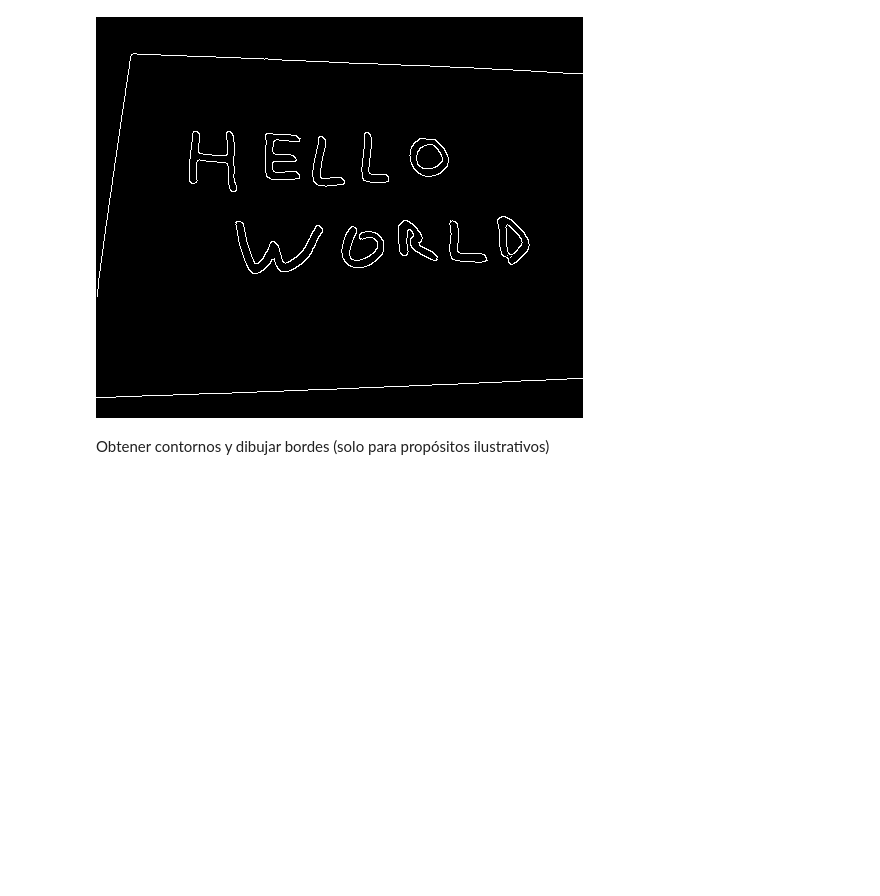
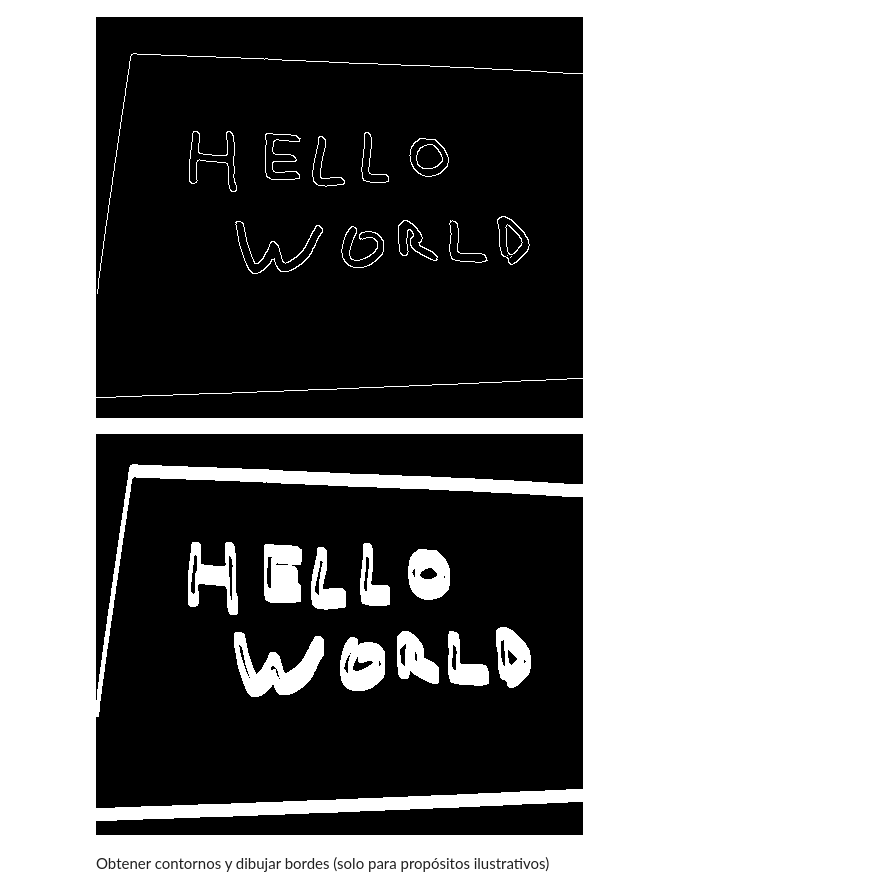
Before and after one commit to OscarRojasG/OCR, a Jupyter notebook: OCR.ipynb, the cells around one changed output. Cells and saved outputs as stored; diff of their text form; code cells hidden in the pictures; blank space fills up the shorter version.

```diff
--- a/OCR.ipynb
+++ b/OCR.ipynb
@@ -245,6 +248,12 @@ edges = cv2.Canny(blur, 30, 150)
 Img.fromarray(edges)
 # %% [output]
 [figure]
+# %%
+kernel = cv2.getStructuringElement(cv2.MORPH_RECT, (3, 13))
+dilate = cv2.dilate(edges, kernel, iterations=1)
+Img.fromarray(dilate)
+# %% [output]
+[figure, added]
 # %% [markdown]
 Obtener contornos y dibujar bordes (solo para propósitos ilustrativos)
 # %%
```
Also changed, not shown: parts of 11 cells of this notebook.
